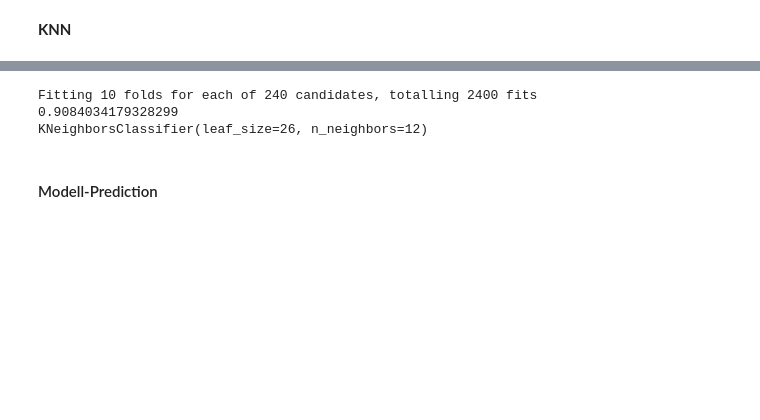
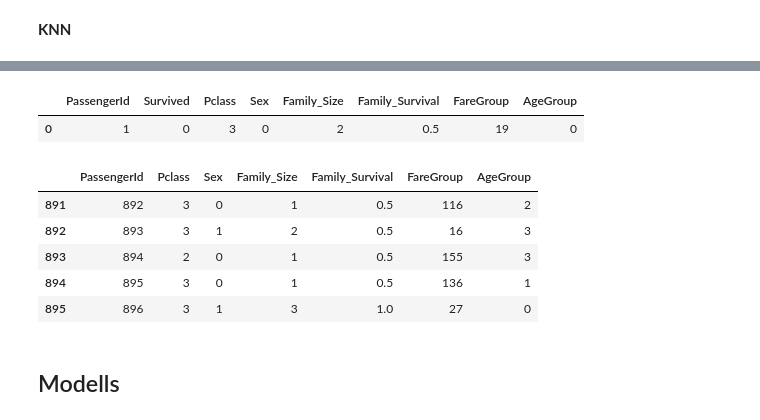
Before and after one commit to IvanBirkmaier/titanic_challenge, a Jupyter notebook: notebooks/Ivan_Birkmaier_ai23m049.ipynb, the cells around one changed output, grey strips where cells are left out. Saved outputs shown, nothing was run; the diff lists cells and outputs as text; code cells hidden in the pictures; blank space fills up the shorter version.

Commit message:
Absoluter durchbruch fare p.P

```diff
--- a/notebooks/Ivan_Birkmaier_ai23m049.ipynb
+++ b/notebooks/Ivan_Birkmaier_ai23m049.ipynb
@@ -1012,11 +858,0 @@ gd=GridSearchCV(estimator = KNeighborsClassifier(), param_grid = hyperparams, ve
-# %%
-gd.fit(X, y)
-print(gd.best_score_)
-print(gd.best_estimator_)
-# %% [output]
-Fitting 10 folds for each of 240 candidates, totalling 2400 fits
-0.9084034179328299
-KNeighborsClassifier(leaf_size=26, n_neighbors=12)
-# %% [markdown]
-<a id="15"></a>
-#### Modell-Prediction
@@ -1031,0 +859,27 @@ temp.to_csv("submission_test.csv", index = False)
+# %%
+features = ['PassengerId', 'Dataset', 'Survived', "Pclass", "Sex", "Family_Size", "Family_Survival", "FareGroup", "AgeGroup"]
+
+
+knn_features_df = feature_engineering_df[features]
+
+# Aufteilen in Trainings- und Testdaten
+knn_train = knn_features_df[knn_features_df['Dataset']=="Train"].drop(['Dataset'], axis=1)
+knn_train["Survived"] = knn_train["Survived"].astype(np.int64)
+knn_test = knn_features_df[knn_features_df['Dataset']=="Test"].drop(['Dataset', 'Survived'], axis=1)
+# %%
+knn_train.head(1)
+# %% [output]
+|  | PassengerId | Survived | Pclass | Sex | Family_Size | Family_Survival | FareGroup | AgeGroup |
+| 0 | 1 | 0 | 3 | 0 | 2 | 0.5 | 19 | 0 |
+# %%
+knn_test.head()
+# %% [output]
+|  | PassengerId | Pclass | Sex | Family_Size | Family_Survival | FareGroup | AgeGroup |
+| 891 | 892 | 3 | 0 | 1 | 0.5 | 116 | 2 |
+| 892 | 893 | 3 | 1 | 2 | 0.5 | 16 | 3 |
+| 893 | 894 | 2 | 0 | 1 | 0.5 | 155 | 3 |
+| 894 | 895 | 3 | 0 | 1 | 0.5 | 136 | 1 |
+| 895 | 896 | 3 | 1 | 3 | 1.0 | 27 | 0 |
+# %% [markdown]
+<a id="19"></a>
+## Modells
```
Also changed, not shown: parts of 68 cells of this notebook, 4 other files.
